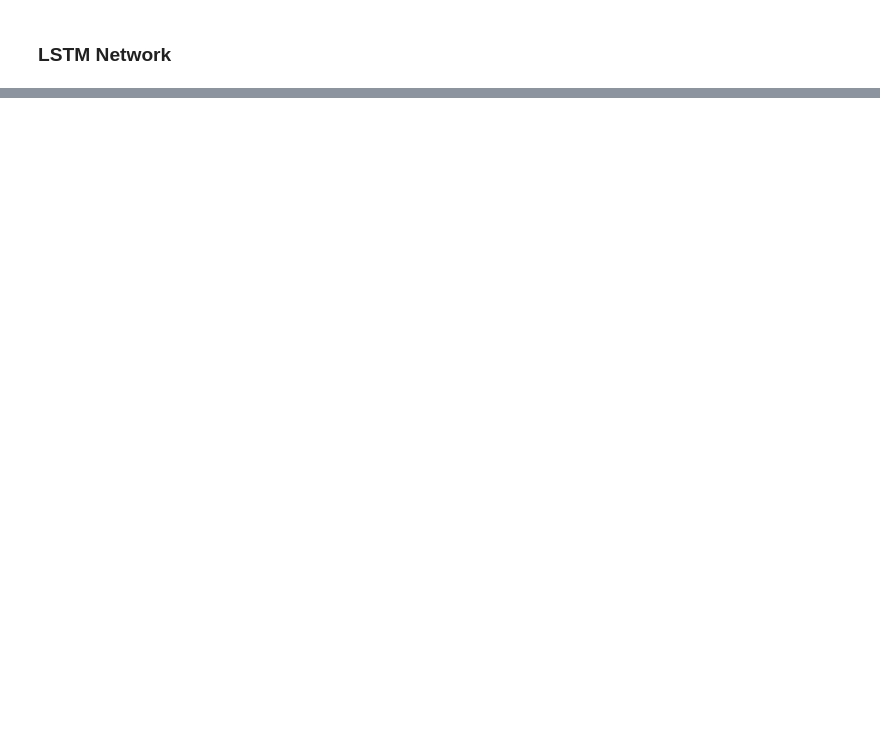
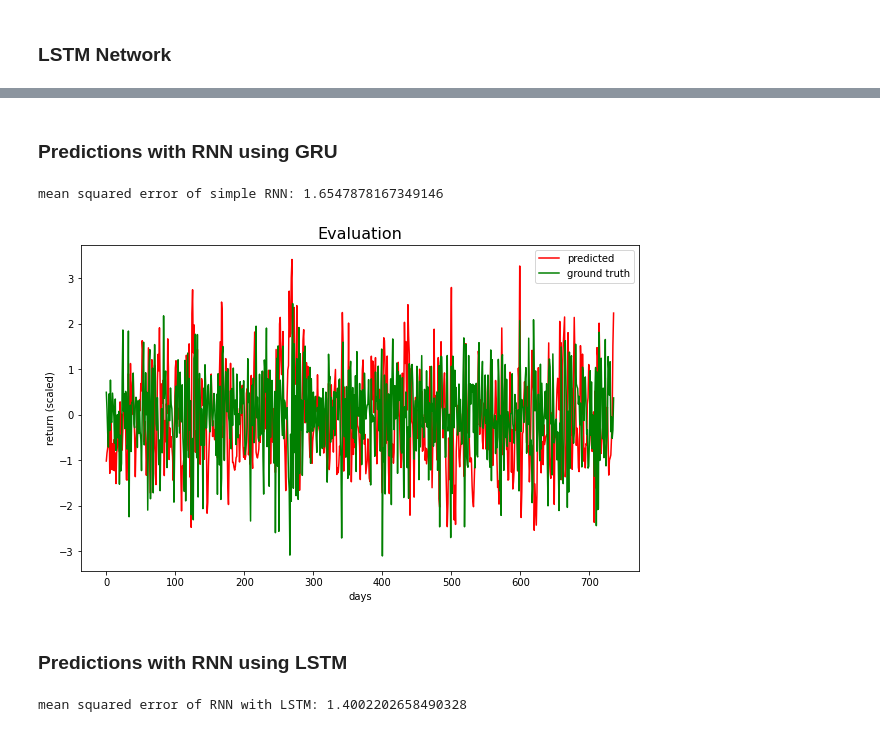
Before and after one commit to jonas-fullstack-dev/ml-financial-data, a Jupyter notebook: stocks.ipynb, the cells around one changed output, grey strips where cells are left out. Saved outputs shown, nothing was run; the diff lists cells and outputs as text; code cells hidden in the pictures; blank space fills up the shorter version.

Commit message:
Implement evaluation

```diff
--- a/stocks.ipynb
+++ b/stocks.ipynb
@@ -481,0 +506,22 @@ pyplot.show()
+# %% [markdown]
+### Predictions with RNN using GRU
+# %%
+y_pred_gru = model_gru.predict(X_test_lstm)
+mse_gru = mean_squared_error(y_test_lstm, y_pred_gru)
+# %%
+print(f"mean squared error of RNN with GRU: {mse_gru}")
+# %% [output]
+mean squared error of simple RNN: 1.6547878167349146
+# %%
+plt.figure(figsize=(10, 6))
+plt.title("Evaluation", size=16)
+plt.plot(y_pred_gru, c="red", label='predicted')
+plt.plot(y_test_lstm, c="green", label='ground truth')
+plt.xlabel("days")
+plt.ylabel("return (scaled)")
+plt.legend()
+plt.show()
+# %% [output]
+[figure, added]
+# %% [markdown]
+### Predictions with RNN using LSTM
@@ -481,0 +531,4 @@ pyplot.show()
+# %%
+print(f"mean squared error of RNN with LSTM: {mse_lstm}")
+# %% [output]
+mean squared error of RNN with LSTM: 1.4002202658490328
```
Also changed, not shown: parts of 13 cells of this notebook.
